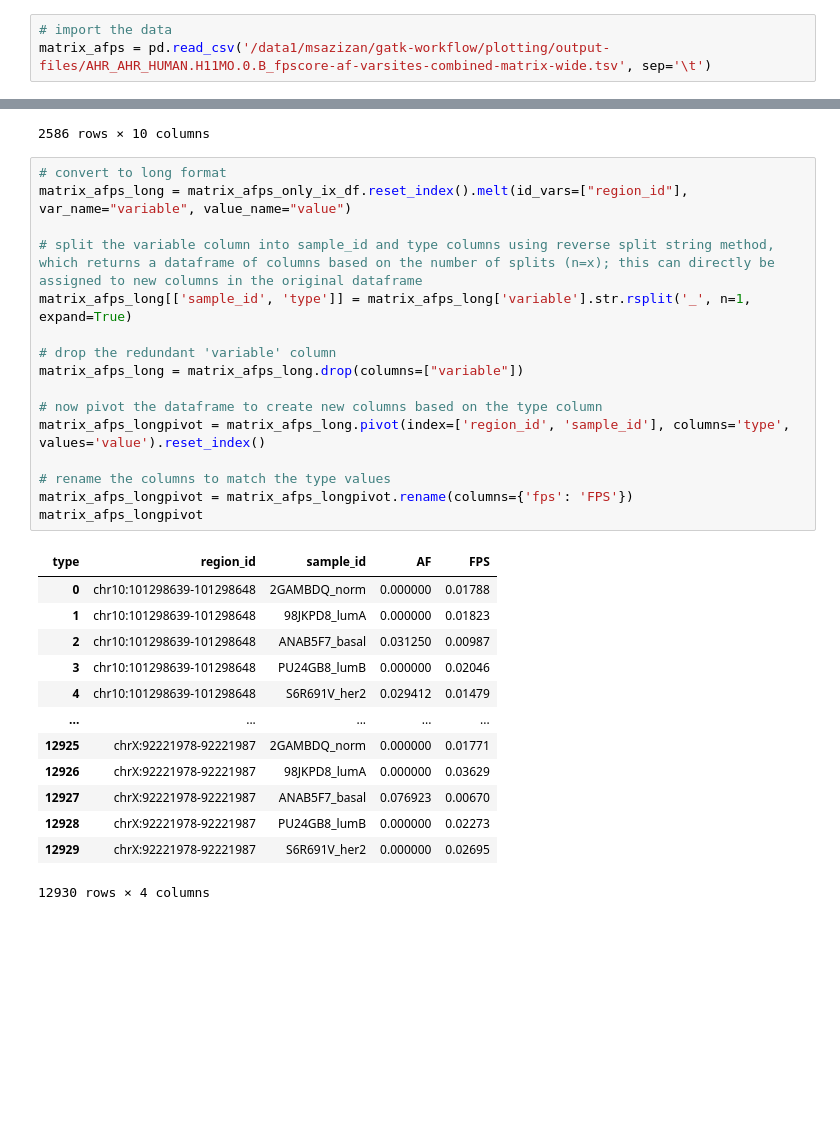
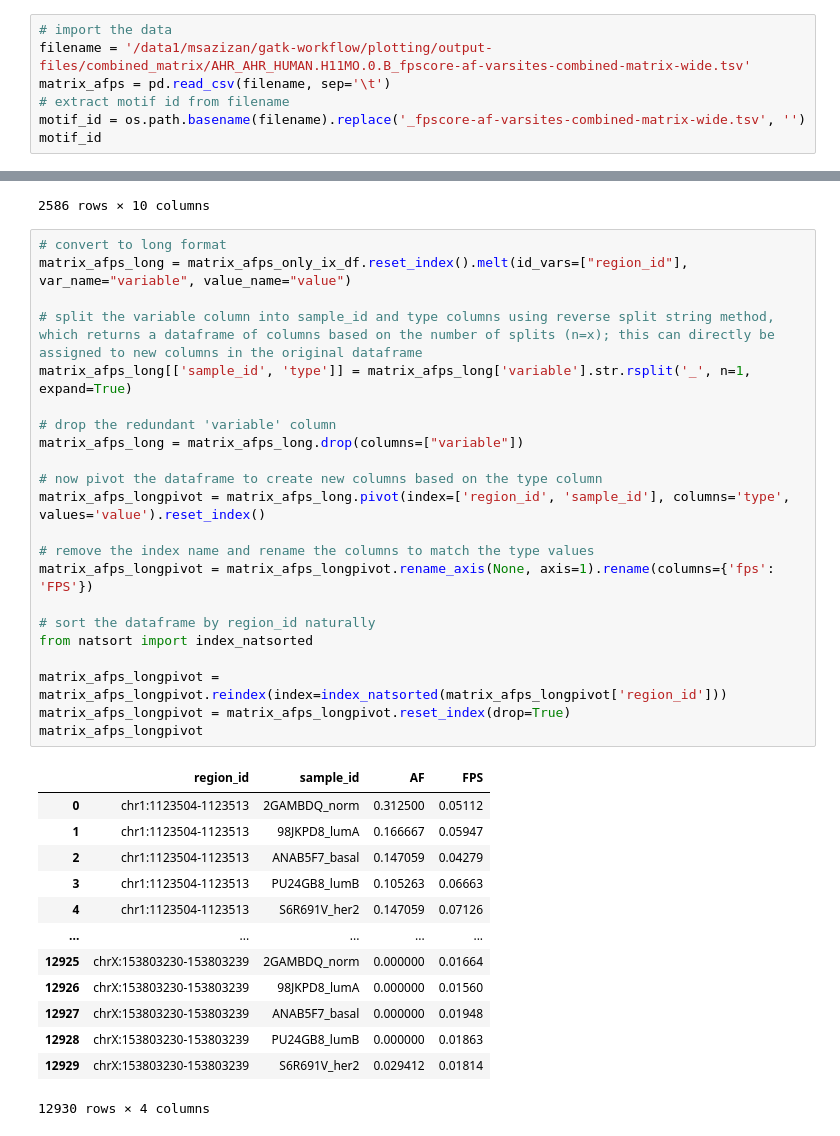
Before and after one commit to sufyazi/variant-calling-analysis, a Jupyter notebook: plotting/data-analysis-clean-v3.ipynb, the cells around one changed output, grey strips where cells are left out. Saved outputs shown, nothing was run; the diff lists cells and outputs as text; blank space fills up the shorter version.

```diff
--- a/plotting/data-analysis-clean-v3.ipynb
+++ b/plotting/data-analysis-clean-v3.ipynb
@@ -7,4 +8,8 @@ import pandas as pd
 import matplotlib.pyplot as plt
 # %%
 # import the data
-matrix_afps = pd.read_csv('/data1/msazizan/gatk-workflow/plotting/output-files/AHR_AHR_HUMAN.H11MO.0.B_fpscore-af-varsites-combined-matrix-wide.tsv', sep='\t')
+filename = '/data1/msazizan/gatk-workflow/plotting/output-files/combined_matrix/AHR_AHR_HUMAN.H11MO.0.B_fpscore-af-varsites-combined-matrix-wide.tsv'
+matrix_afps = pd.read_csv(filename, sep='\t')
+# extract motif id from filename
+motif_id = os.path.basename(filename).replace('_fpscore-af-varsites-combined-matrix-wide.tsv', '')
+motif_id
@@ -45,30 +52,36 @@ matrix_afps_only_ix_df
 # %%
 # convert to long format
 matrix_afps_long = matrix_afps_only_ix_df.reset_index().melt(id_vars=["region_id"], var_name="variable", value_name="value")
 
 # split the variable column into sample_id and type columns using reverse split string method, which returns a dataframe of columns based on the number of splits (n=x); this can directly be assigned to new columns in the original dataframe
 matrix_afps_long[['sample_id', 'type']] = matrix_afps_long['variable'].str.rsplit('_', n=1, expand=True)
 
 # drop the redundant 'variable' column
 matrix_afps_long = matrix_afps_long.drop(columns=["variable"])
 
 # now pivot the dataframe to create new columns based on the type column
 matrix_afps_longpivot = matrix_afps_long.pivot(index=['region_id', 'sample_id'], columns='type', values='value').reset_index()
 
-# rename the columns to match the type values
-matrix_afps_longpivot = matrix_afps_longpivot.rename(columns={'fps': 'FPS'})
+# remove the index name and rename the columns to match the type values
+matrix_afps_longpivot = matrix_afps_longpivot.rename_axis(None, axis=1).rename(columns={'fps': 'FPS'})
+
+# sort the dataframe by region_id naturally
+from natsort import index_natsorted
+
+matrix_afps_longpivot = matrix_afps_longpivot.reindex(index=index_natsorted(matrix_afps_longpivot['region_id']))
+matrix_afps_longpivot = matrix_afps_longpivot.reset_index(drop=True)
 matrix_afps_longpivot
 # %% [output]
-| type | region_id | sample_id | AF | FPS |
-| 0 | chr10:101298639-101298648 | 2GAMBDQ_norm | 0.000000 | 0.01788 |
-| 1 | chr10:101298639-101298648 | 98JKPD8_lumA | 0.000000 | 0.01823 |
-| 2 | chr10:101298639-101298648 | ANAB5F7_basal | 0.031250 | 0.00987 |
-| 3 | chr10:101298639-101298648 | PU24GB8_lumB | 0.000000 | 0.02046 |
-| 4 | chr10:101298639-101298648 | S6R691V_her2 | 0.029412 | 0.01479 |
+|  | region_id | sample_id | AF | FPS |
+| 0 | chr1:1123504-1123513 | 2GAMBDQ_norm | 0.312500 | 0.05112 |
+| 1 | chr1:1123504-1123513 | 98JKPD8_lumA | 0.166667 | 0.05947 |
+| 2 | chr1:1123504-1123513 | ANAB5F7_basal | 0.147059 | 0.04279 |
+| 3 | chr1:1123504-1123513 | PU24GB8_lumB | 0.105263 | 0.06663 |
+| 4 | chr1:1123504-1123513 | S6R691V_her2 | 0.147059 | 0.07126 |
 | ... | ... | ... | ... | ... |
-| 12925 | chrX:92221978-92221987 | 2GAMBDQ_norm | 0.000000 | 0.01771 |
-| 12926 | chrX:92221978-92221987 | 98JKPD8_lumA | 0.000000 | 0.03629 |
-| 12927 | chrX:92221978-92221987 | ANAB5F7_basal | 0.076923 | 0.00670 |
-| 12928 | chrX:92221978-92221987 | PU24GB8_lumB | 0.000000 | 0.02273 |
-| 12929 | chrX:92221978-92221987 | S6R691V_her2 | 0.000000 | 0.02695 |
+| 12925 | chrX:153803230-153803239 | 2GAMBDQ_norm | 0.000000 | 0.01664 |
+| 12926 | chrX:153803230-153803239 | 98JKPD8_lumA | 0.000000 | 0.01560 |
+| 12927 | chrX:153803230-153803239 | ANAB5F7_basal | 0.000000 | 0.01948 |
+| 12928 | chrX:153803230-153803239 | PU24GB8_lumB | 0.000000 | 0.01863 |
+| 12929 | chrX:153803230-153803239 | S6R691V_her2 | 0.029412 | 0.01814 |
 12930 rows × 4 columns
```
Also changed, not shown: parts of 23 cells of this notebook, 1 other file.
